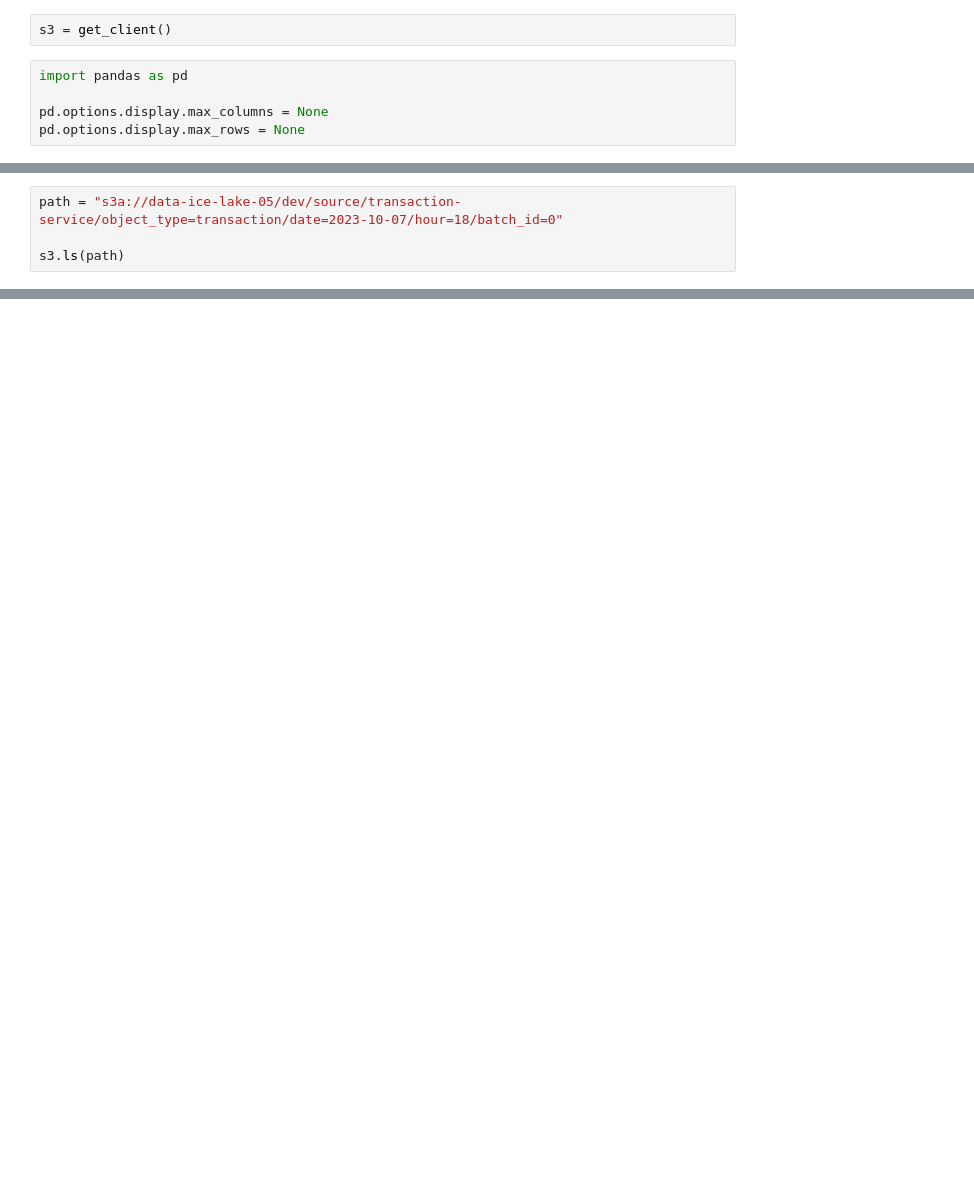
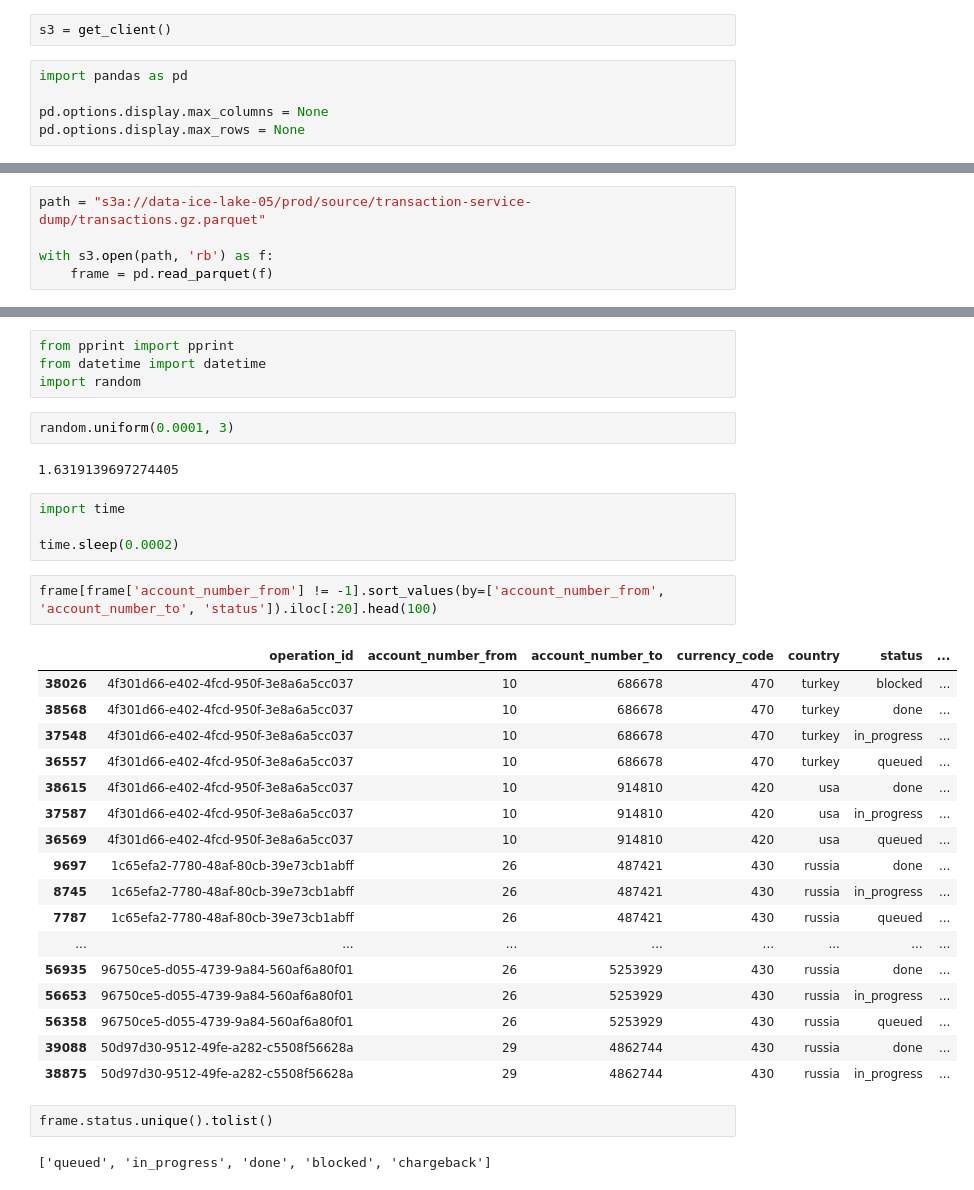
Before and after one commit to leonidee/de-project-final-repo, a Jupyter notebook: notebook.ipynb, the cells around one changed output, grey strips where cells are left out. Cells and saved outputs as stored; diff of their text form; blank space fills up the shorter version.

```diff
--- a/notebook.ipynb
+++ b/notebook.ipynb
@@ -23,4 +14,5 @@ s3.ls('s3a://data-ice-lake-05/dev/source')
 # %%
-path = "s3a://data-ice-lake-05/dev/source/transaction-service/object_type=transaction/date=2023-10-07/hour=18/batch_id=0"
+path = "s3a://data-ice-lake-05/prod/source/transaction-service-dump/transactions.gz.parquet"
 
-s3.ls(path)
+with s3.open(path, 'rb') as f:
+    frame = pd.read_parquet(f)
@@ -40,0 +30,36 @@ df.head()
+# %%
+from pprint import pprint
+from datetime import datetime
+import random
+# %%
+random.uniform(0.0001, 3)
+# %% [output]
+1.6319139697274405
+# %%
+import time
+
+time.sleep(0.0002)
+# %%
+frame[frame['account_number_from'] != -1].sort_values(by=['account_number_from', 'account_number_to', 'status']).iloc[:20].head(100)
+# %% [output]
+|  | operation_id | account_number_from | account_number_to | currency_code | country | status | ... |
+| 38026 | 4f301d66-e402-4fcd-950f-3e8a6a5cc037 | 10 | 686678 | 470 | turkey | blocked | ... |
+| 38568 | 4f301d66-e402-4fcd-950f-3e8a6a5cc037 | 10 | 686678 | 470 | turkey | done | ... |
+| 37548 | 4f301d66-e402-4fcd-950f-3e8a6a5cc037 | 10 | 686678 | 470 | turkey | in_progress | ... |
+| 36557 | 4f301d66-e402-4fcd-950f-3e8a6a5cc037 | 10 | 686678 | 470 | turkey | queued | ... |
+| 38615 | 4f301d66-e402-4fcd-950f-3e8a6a5cc037 | 10 | 914810 | 420 | usa | done | ... |
+| 37587 | 4f301d66-e402-4fcd-950f-3e8a6a5cc037 | 10 | 914810 | 420 | usa | in_progress | ... |
+| 36569 | 4f301d66-e402-4fcd-950f-3e8a6a5cc037 | 10 | 914810 | 420 | usa | queued | ... |
+| 9697 | 1c65efa2-7780-48af-80cb-39e73cb1abff | 26 | 487421 | 430 | russia | done | ... |
+| 8745 | 1c65efa2-7780-48af-80cb-39e73cb1abff | 26 | 487421 | 430 | russia | in_progress | ... |
+| 7787 | 1c65efa2-7780-48af-80cb-39e73cb1abff | 26 | 487421 | 430 | russia | queued | ... |
+| ... | ... | ... | ... | ... | ... | ... | ... |
+| 56935 | 96750ce5-d055-4739-9a84-560af6a80f01 | 26 | 5253929 | 430 | russia | done | ... |
+| 56653 | 96750ce5-d055-4739-9a84-560af6a80f01 | 26 | 5253929 | 430 | russia | in_progress | ... |
+| 56358 | 96750ce5-d055-4739-9a84-560af6a80f01 | 26 | 5253929 | 430 | russia | queued | ... |
+| 39088 | 50d97d30-9512-49fe-a282-c5508f56628a | 29 | 4862744 | 430 | russia | done | ... |
+| 38875 | 50d97d30-9512-49fe-a282-c5508f56628a | 29 | 4862744 | 430 | russia | in_progress | ... |
+# %%
+frame.status.unique().tolist()
+# %% [output]
+['queued', 'in_progress', 'done', 'blocked', 'chargeback']
```
Also changed, not shown: parts of 26 cells of this notebook, 14 other files.
